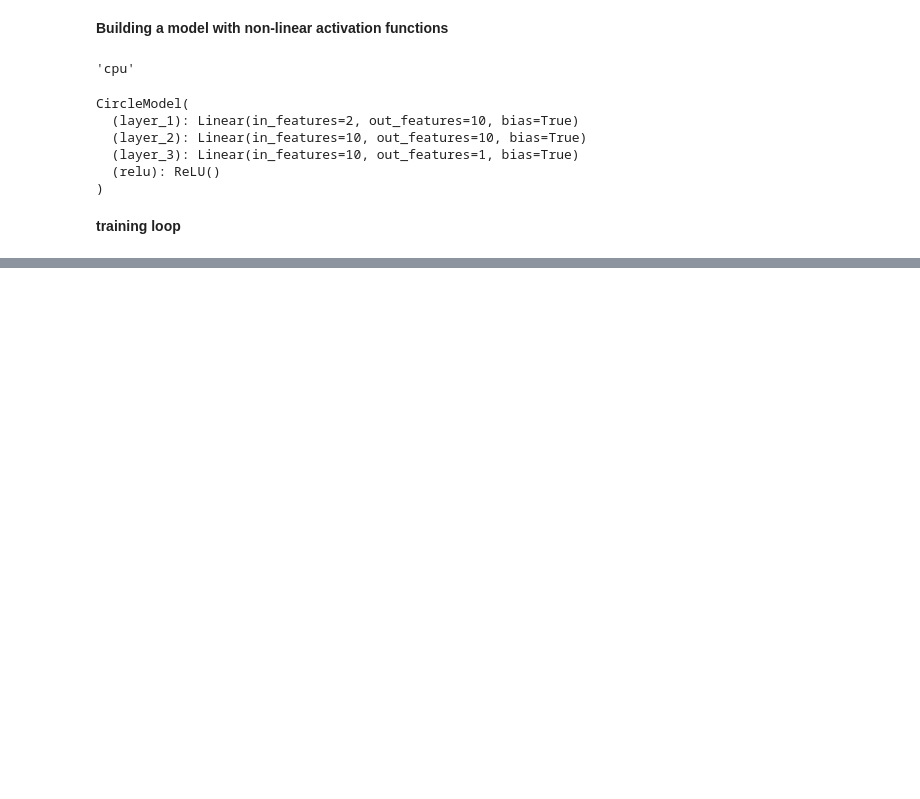
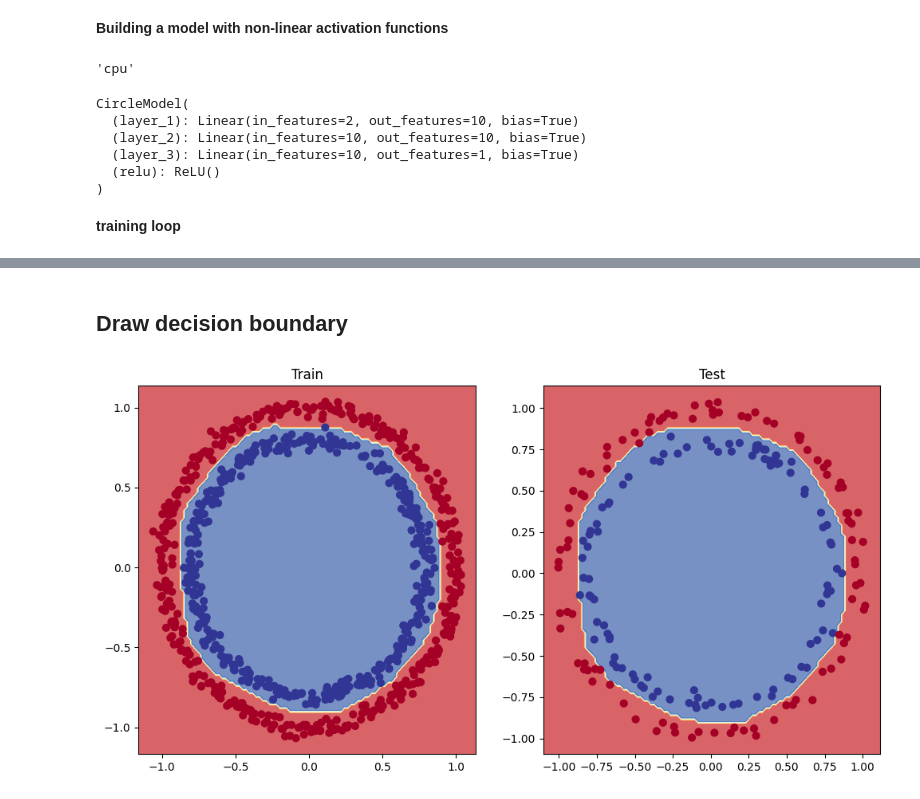
Before and after one commit to mirpouya/Pytorch_Tutorial, a Jupyter notebook: 02_1_PyTorch_Neural_Network_Classification_ipynb.ipynb, the cells around one changed output, grey strips where cells are left out. Saved outputs shown, nothing was run; the diff lists cells and outputs as text; code cells hidden in the pictures; blank space fills up the shorter version.

```diff
--- a/02_1_PyTorch_Neural_Network_Classification_ipynb.ipynb
+++ b/02_1_PyTorch_Neural_Network_Classification_ipynb.ipynb
@@ -249,0 +279,15 @@ Epoch: 1900 | Loss: 0.04782, Accuracy: 99.88% | Test Loss: 0.07558, Test Accurac
+# %% [markdown]
+## <b> Draw decision boundary </b>
+# %%
+import matplotlib.pyplot as plt
+
+plt.figure(figsize = (12, 6))
+plt.subplot(1, 2, 1)
+plt.title("Train")
+plot_decision_boundary(model_non_linear, X_train, y_train)
+
+plt.subplot(1, 2, 2)
+plt.title("Test")
+plot_decision_boundary(model_non_linear, X_test, y_test)
+# %% [output]
+[figure, added]
```
Also changed, not shown: parts of 3 cells of this notebook.
